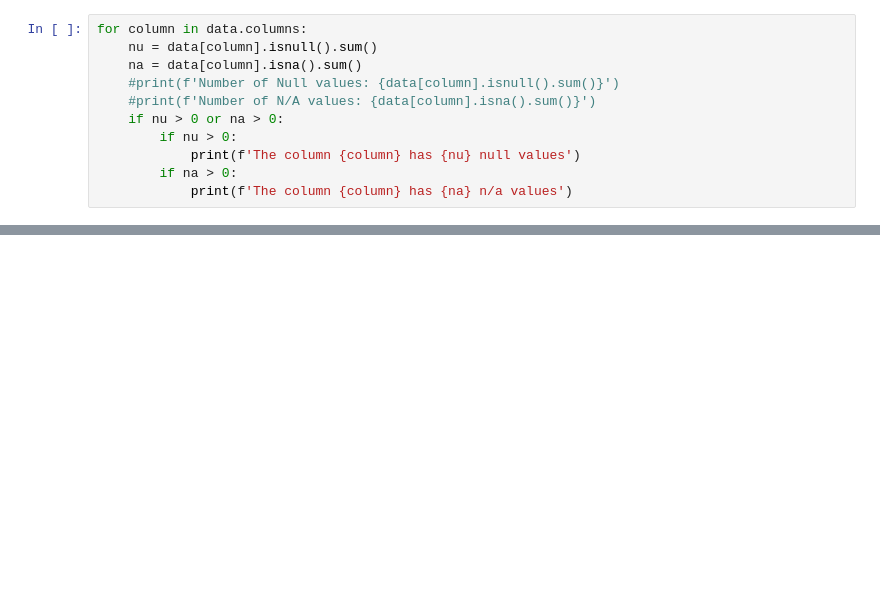
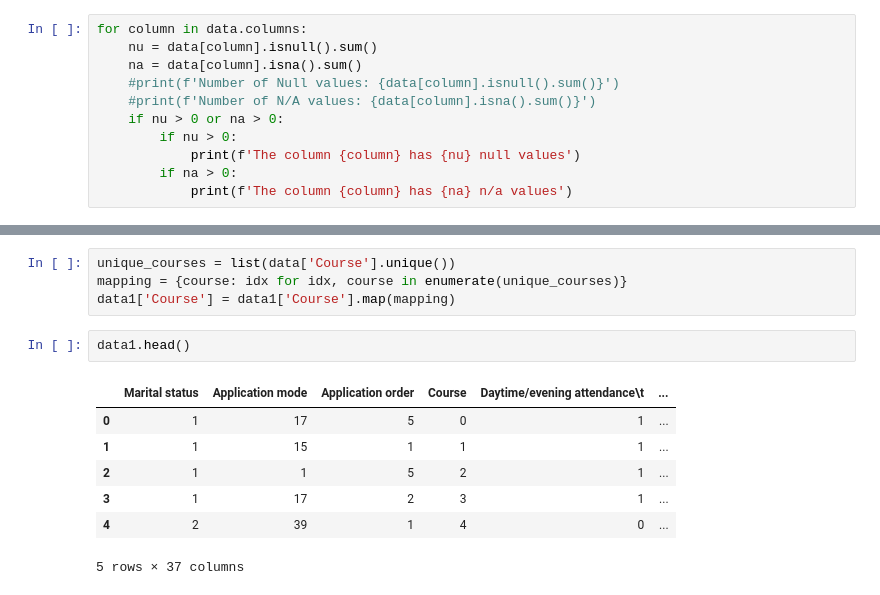
Before and after one commit to tuikhongtenbo/Python_ML, a Jupyter notebook: BaitapDS102.2/Lab2/Bai 1.ipynb, the cells around one changed output, grey strips where cells are left out. Saved outputs shown, nothing was run; the diff lists cells and outputs as text; blank space fills up the shorter version.

```diff
--- a/BaitapDS102.2/Lab2/Bai 1.ipynb
+++ b/BaitapDS102.2/Lab2/Bai 1.ipynb
@@ -72,0 +113,14 @@ def Standardlization(df):
+# %%
+unique_courses = list(data['Course'].unique())
+mapping = {course: idx for idx, course in enumerate(unique_courses)}
+data1['Course'] = data1['Course'].map(mapping)
+# %%
+data1.head()
+# %% [output]
+|  | Marital status | Application mode | Application order | Course | Daytime/evening attendance\t | ... |
+| 0 | 1 | 17 | 5 | 0 | 1 | ... |
+| 1 | 1 | 15 | 1 | 1 | 1 | ... |
+| 2 | 1 | 1 | 5 | 2 | 1 | ... |
+| 3 | 1 | 17 | 2 | 3 | 1 | ... |
+| 4 | 2 | 39 | 1 | 4 | 0 | ... |
+5 rows × 37 columns
```
Also changed, not shown: parts of 33 cells of this notebook.
